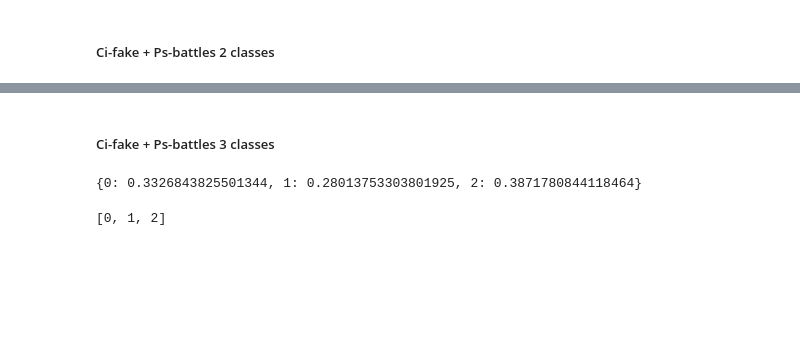
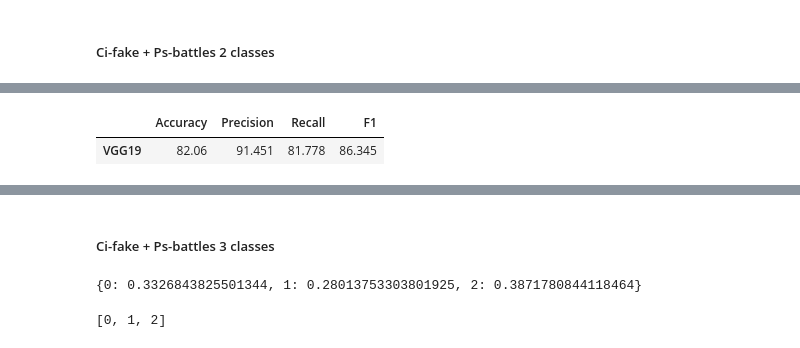
Before and after one commit to zsikorska/vcs-project, a Jupyter notebook: detection.ipynb, the cells around one changed output, grey strips where cells are left out. Saved outputs shown, nothing was run; the diff lists cells and outputs as text; code cells hidden in the pictures; blank space fills up the shorter version.

```diff
--- a/detection.ipynb
+++ b/detection.ipynb
@@ -721,7 +865,8 @@ fit(vgg19_model,
 
 predictions_all_two_classes_vgg19 = predict(vgg19_model, all_two_classes_test_dataloader)
 
-df_all_two_classes_vgg19 = calculate_scores_binary(full_dataset_test_two_classes.targets,
+df_all_two_classes_vgg19 = calculate_scores_binary(torch.cat([torch.tensor(d.targets) for d in full_dataset_test_two_classes.datasets]),
                                             predictions_all_two_classes_vgg19,
                                             ['VGG19'])
 df_all_two_classes_vgg19
+# %% [output]
@@ -728,3 +890,5 @@ df_all_two_classes_vgg19
+|  | Accuracy | Precision | Recall | F1 |
+| VGG19 | 82.06 | 91.451 | 81.778 | 86.345 |
 # %%
 all_two_classes_train_dataloader = DataLoader(full_dataset_train_val_two_classes,
                                               batch_size=best_batch_size_resnet50,
```
Also changed, not shown: parts of 15 cells of this notebook.
